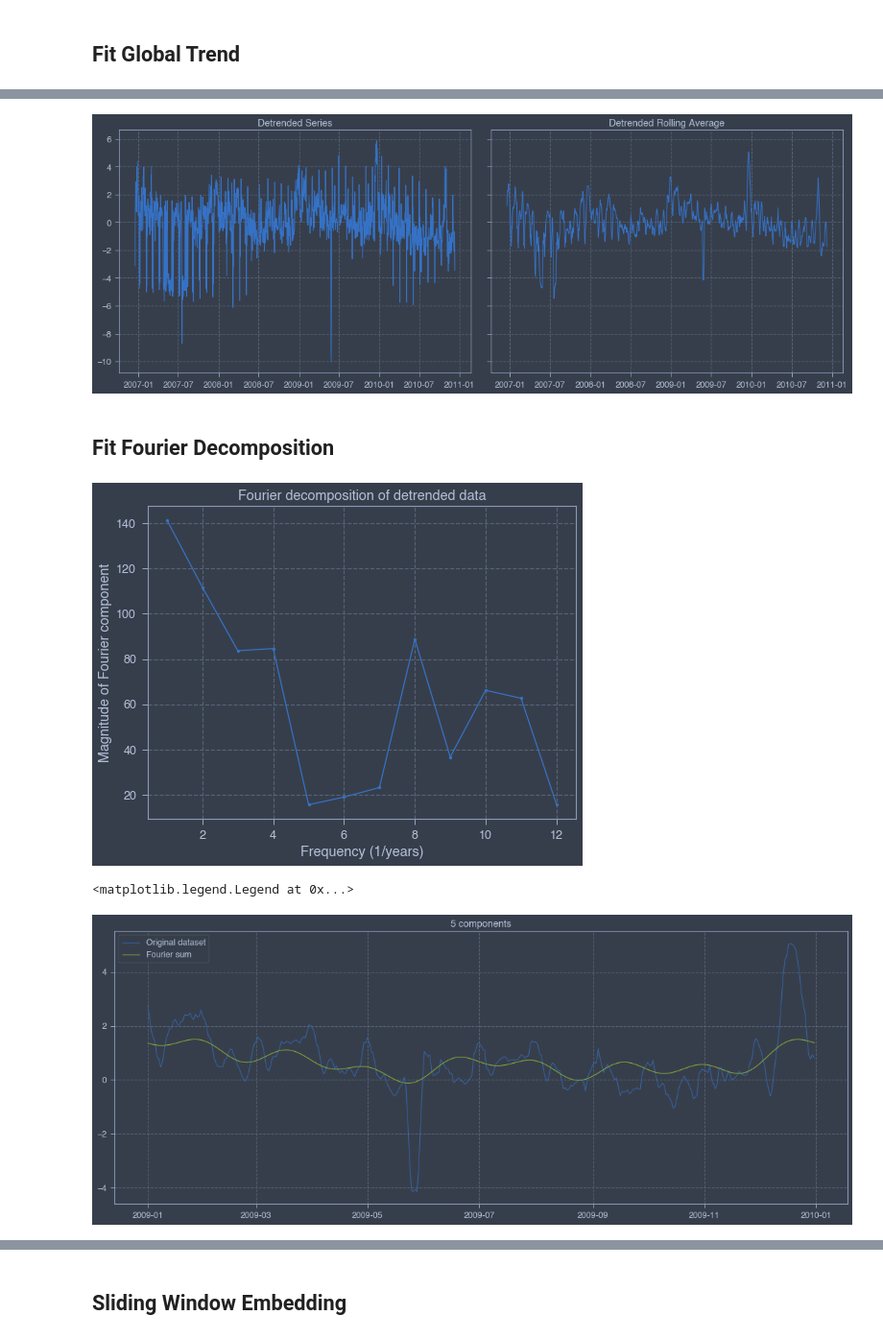
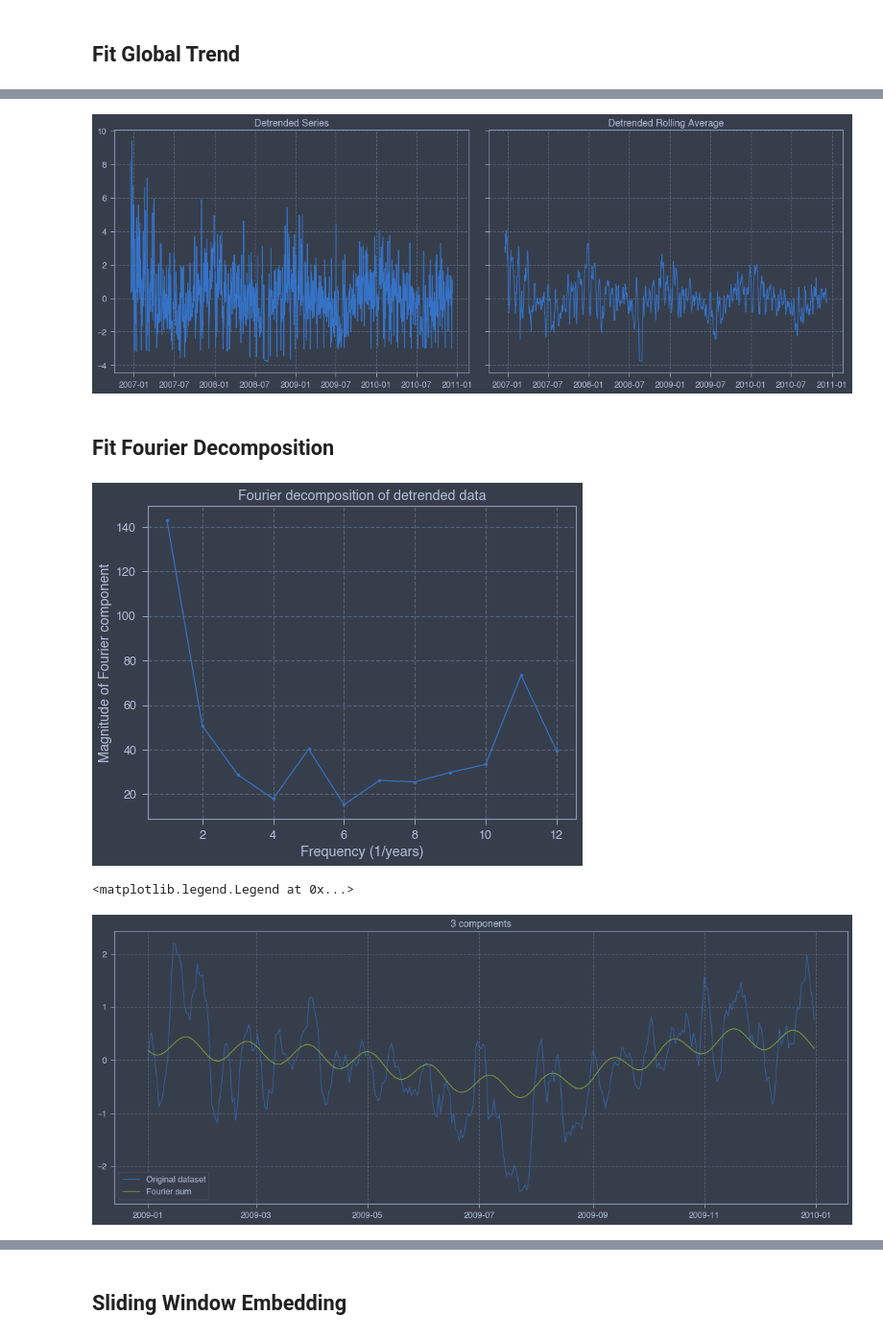
Before and after one commit to jonathanlamar/tda-study, a Jupyter notebook: jupyter/Transformations Only.ipynb, the cells around one changed output, grey strips where cells are left out. Shown at 96% size. Drawn from its saved outputs; the diff is of its cells as text; code cells hidden in the pictures.

```diff
--- a/jupyter/Transformations Only.ipynb
+++ b/jupyter/Transformations Only.ipynb
@@ -38,7 +38,7 @@ Voltage
 Global_intensity
 Global_active_power
 # %%
-metric = 'Voltage'
+metric = 'Global_intensity'
 # %%
 cfg = BaseConfig(
     dataPath='./data',
@@ -125,5 +125,5 @@ Text(0.5, 1.0, 'Series vs OLS')
 # %%
-skipOLS = False
+skipOLS = True
 if skipOLS:
     print('Skipping negative slope for 0-degree \'best fit\'.')
     fitLinearTrend = pd.Series(Y.mean(), index=Y.index)
@@ -167,7 +170,7 @@ axes[1].set_title('Detrended Rolling Average')
 #axes[1].grid(linestyle='dashed')
 plt.tight_layout()
 # %% [output]
-[figure, old version]
+[figure, new version]
 # %% [markdown]
 ## Fit Fourier Decomposition
 # %%
@@ -185,7 +188,7 @@ plt.ylabel('Magnitude of Fourier component')
 #plt.grid()
 _=plt.title('Fourier decomposition of detrended data')
 # %% [output]
-[figure, old version]
+[figure, new version]
 # %%
 def top_component_filter(Z, i, threshold=12):
     Z_filtered = Z.copy() # necessary to copy?  I don't want any side effects
@@ -204,18 +207,18 @@ def top_component_filter(Z, i, threshold=12):
 # %%
 f, ax = plt.subplots(figsize=(16, 6.4))
 plt.tight_layout()
-num_components = 5
+num_components = 3
 Z = np.fft.fft(z)
 Z_filtered1 = top_component_filter(Z, num_components, threshold=12)
 ifft1 = np.fft.ifft(Z_filtered1)
 ax.plot(x, z, alpha=0.7, label="Original dataset")
 ax.plot(x, ifft1, alpha=1, label='Fourier sum')
 ax.set_title(str(num_components)+' components')
 #ax.grid(linestyle='dashed')
 ax.legend()
 # %% [output]
 <matplotlib.legend.Legend at 0x...>
-[figure, old version]
+[figure, new version]
 # %%
 Z = np.fft.fft(z)
 Z_filtered1 = top_component_filter(Z, 3, threshold=12)
```
Also changed, not shown: parts of 24 cells of this notebook, 3 other files.
